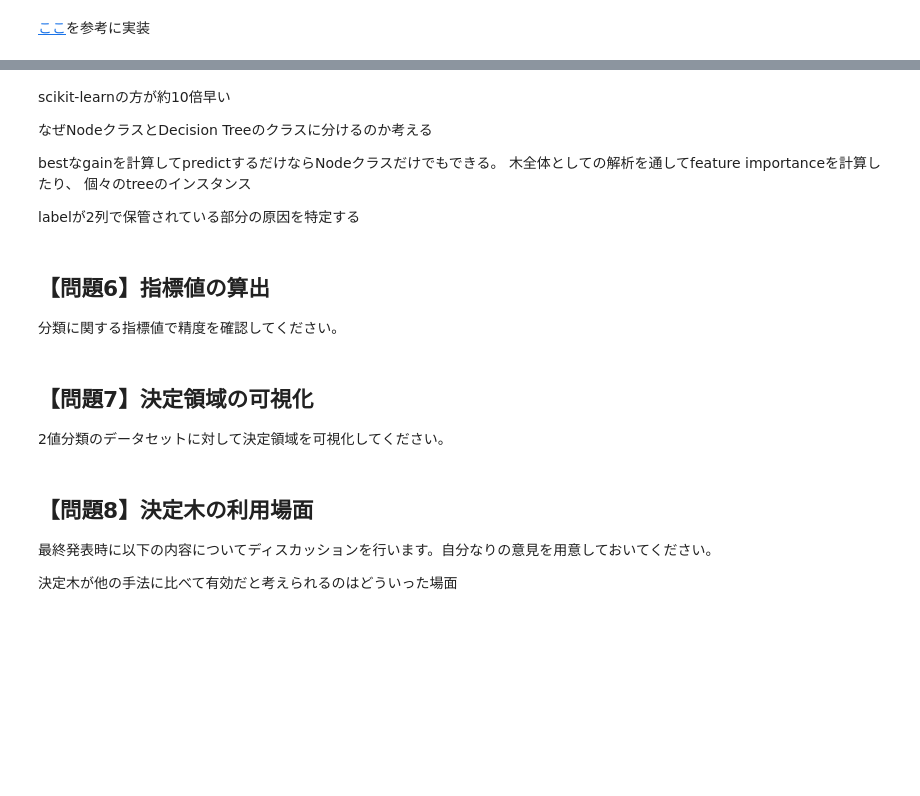
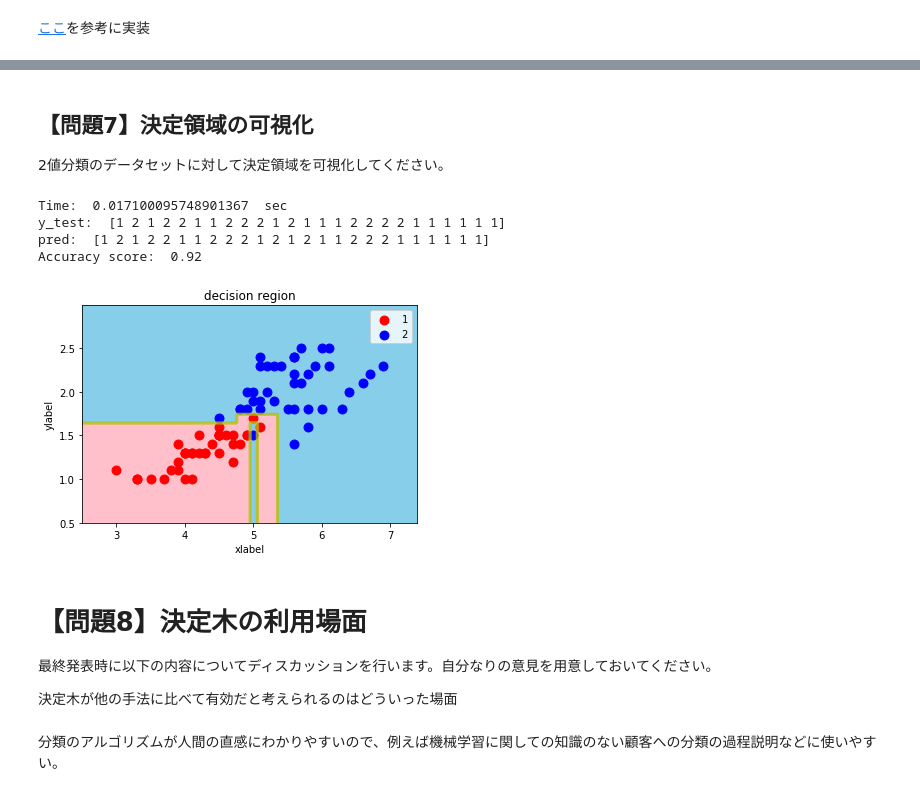
Before and after one commit to ohmorimori/diveintocode-ml, a Jupyter notebook: diveintocode-term1/sprint/sprint6/sprint6-ml-scratch-decision-tree.ipynb, the cells around one changed output, grey strips where cells are left out. Drawn from its saved outputs; the diff is of its cells as text; code cells hidden in the pictures; blank space fills up the shorter version.

```diff
--- a/diveintocode-term1/sprint/sprint6/sprint6-ml-scratch-decision-tree.ipynb
+++ b/diveintocode-term1/sprint/sprint6/sprint6-ml-scratch-decision-tree.ipynb
@@ -823,7 +865,7 @@ import time
 start = time.time()
 
 #学習、推定、評価
-clf = ScratchDecesionTreeClassifier_n()
+clf = ScratchDecisionTreeClassifier()
 clf.fit(X_train, y_train)
 pred = clf.predict(X_test)
 score = clf.score(X_test, y_test)
@@ -894,22 +936,42 @@ Sklearn decision tree feature importances:
-# %% [markdown]
-scikit-learnの方が約10倍早い
-
-なぜNodeクラスとDecision Treeのクラスに分けるのか考える
-
-bestなgainを計算してpredictするだけならNodeクラスだけでもできる。
-木全体としての解析を通してfeature importanceを計算したり、
-個々のtreeのインスタンス
-
-
-labelが2列で保管されている部分の原因を特定する
-# %% [markdown]
-## 【問題6】指標値の算出
-分類に関する指標値で精度を確認してください。
 # %% [markdown]
 ## 【問題7】決定領域の可視化
 2値分類のデータセットに対して決定領域を可視化してください。
+# %%
+import time
+
+#時間計測start
+start = time.time()
+
+#学習、推定、評価
+clf = ScratchDecisionTreeClassifier()
+clf.fit(X_train[:, 2:], y_train)
+pred = clf.predict(X_test[:, 2:])
+score = clf.score(X_test[:, 2:], y_test)
+#時間計測終了
+lap = time.time()
+
+print("Time: ", lap - start, ' sec')
+print("y_test: ", y_test)
+print("pred: ", pred)
+print("Accuracy score: ", score)
+# %% [output]
+Time:  0.017100095748901367  sec
+y_test:  [1 2 1 2 2 1 1 2 2 2 1 2 1 1 1 2 2 2 2 1 1 1 1 1 1]
+pred:  [1 2 1 2 2 1 1 2 2 2 1 2 1 2 1 1 2 2 2 1 1 1 1 1 1]
+Accuracy score:  0.92
+# %%
+import sys
+str = '/Users/ohmori/diveintocode-ml/diveintocode-term1/ml-scratch/utils'
+if str not in sys.path:
+        sys.path.append(str)
+from plot import plot_decision_region
+plot_decision_region(X_train[:, 2:], y_train, clf, target_names=['1', '2'])
+# %% [output]
+[figure, added]
 # %% [markdown]
-## 【問題8】決定木の利用場面
+# 【問題8】決定木の利用場面
 最終発表時に以下の内容についてディスカッションを行います。自分なりの意見を用意しておいてください。
 
 決定木が他の手法に比べて有効だと考えられるのはどういった場面
+# %% [markdown]
+分類のアルゴリズムが人間の直感にわかりやすいので、例えば機械学習に関しての知識のない顧客への分類の過程説明などに使いやすい。
```
Also changed, not shown: parts of 20 cells of this notebook.
